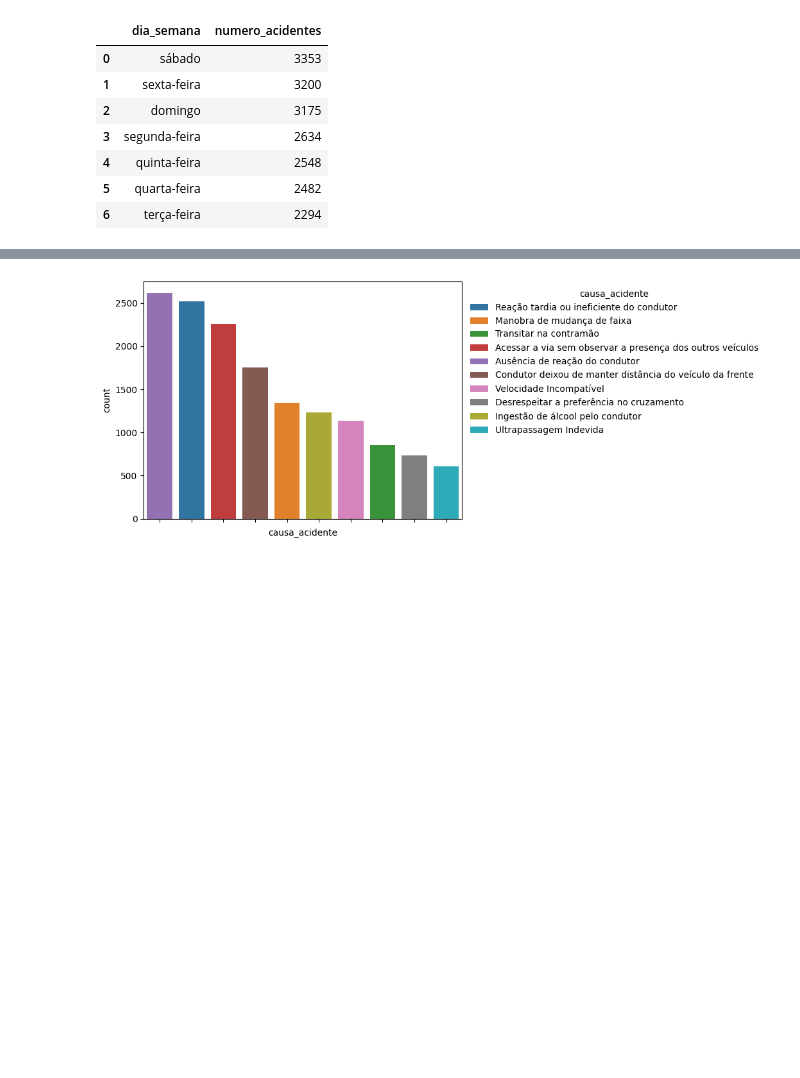
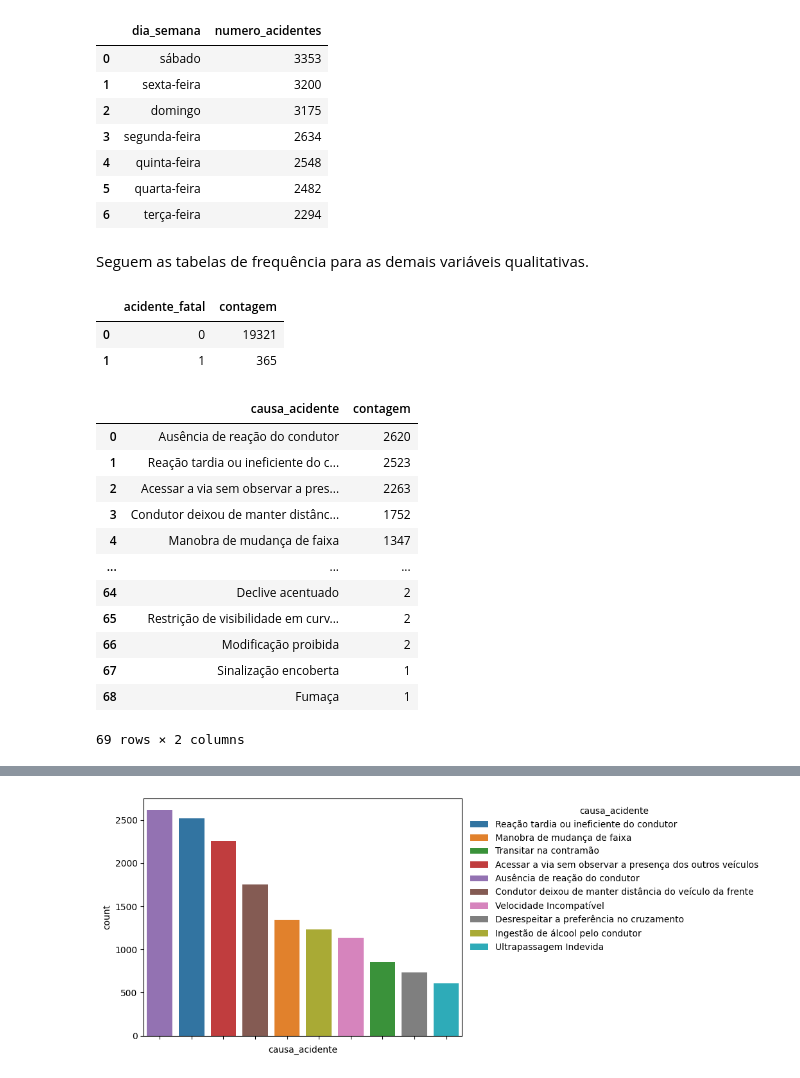
Before and after one commit to andrey-lolobrigida/acidentes-transito-sc-2023, a Jupyter notebook: notebooks/acidentes.ipynb, the cells around one changed output, grey strips where cells are left out. Cells and saved outputs as stored; diff of their text form; code cells hidden in the pictures; blank space fills up the shorter version.

Commit message:
update tabelas frequencia

```diff
--- a/notebooks/acidentes.ipynb
+++ b/notebooks/acidentes.ipynb
@@ -174,3 +178,5 @@ numero_acidentes_por_dia_semana
 | 4 | quinta-feira | 2548 |
 | 5 | quarta-feira | 2482 |
 | 6 | terça-feira | 2294 |
+# %% [markdown]
+Seguem as tabelas de frequência para as demais variáveis qualitativas.
@@ -176,0 +189,28 @@ numero_acidentes_por_dia_semana
+# %%
+numero_acidentes_fatais
+# %% [output]
+|  | acidente_fatal | contagem |
+| 0 | 0 | 19321 |
+| 1 | 1 | 365 |
+# %%
+values = acidentes_sc_colunas_selecionadas['causa_acidente'].value_counts().keys().tolist()
+counts = acidentes_sc_colunas_selecionadas['causa_acidente'].value_counts().tolist()
+causa_acidente_se = pd.Series(values, name='causa_acidente')
+contagem_causa_acidente_se = pd.Series(counts, name='contagem')
+contagem_causa_acidente = pd.concat([causa_acidente_se, contagem_causa_acidente_se], axis=1)
+# %%
+contagem_causa_acidente
+# %% [output]
+|  | causa_acidente | contagem |
+| 0 | Ausência de reação do condutor | 2620 |
+| 1 | Reação tardia ou ineficiente do c... | 2523 |
+| 2 | Acessar a via sem observar a pres... | 2263 |
+| 3 | Condutor deixou de manter distânc... | 1752 |
+| 4 | Manobra de mudança de faixa | 1347 |
+| ... | ... | ... |
+| 64 | Declive acentuado | 2 |
+| 65 | Restrição de visibilidade em curv... | 2 |
+| 66 | Modificação proibida | 2 |
+| 67 | Sinalização encoberta | 1 |
+| 68 | Fumaça | 1 |
+69 rows × 2 columns
```
Also changed, not shown: parts of 18 cells of this notebook.
